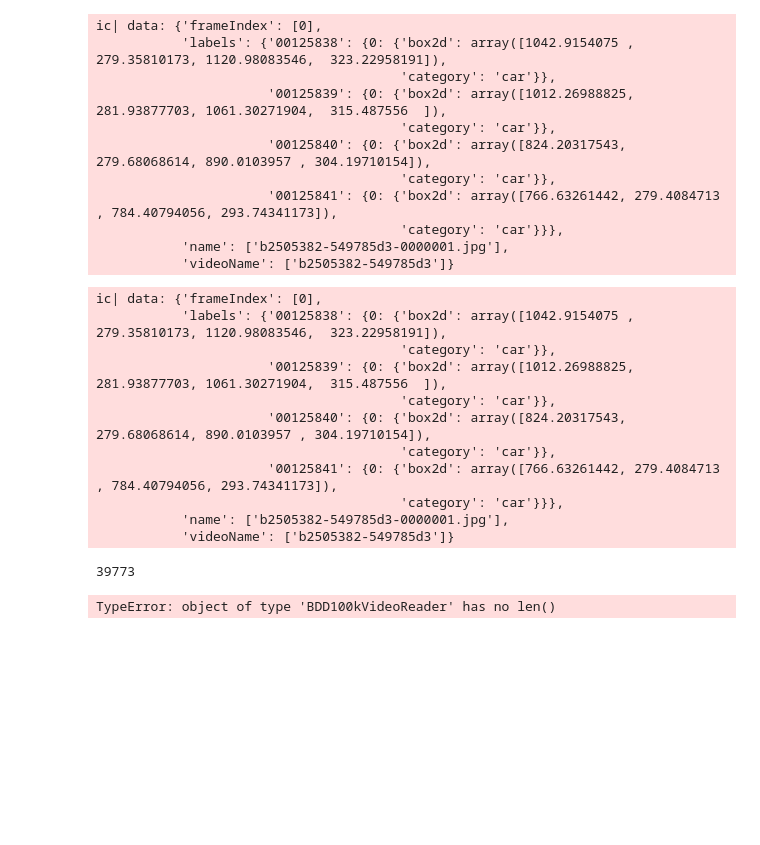
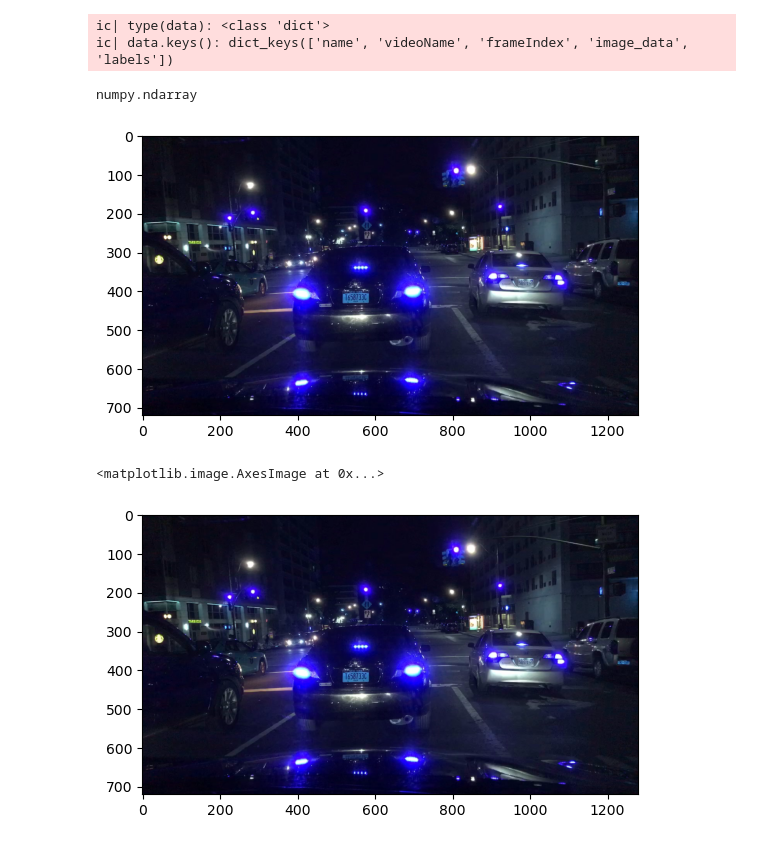
Before and after one commit to thisistejaspandey/bdd100k-dataset, a Jupyter notebook: notebooks/test_bdd_dataset.ipynb, the cells around one changed output. Drawn from its saved outputs; the diff is of its cells as text; code cells hidden in the pictures; blank space fills up the shorter version.

```diff
--- a/notebooks/test_bdd_dataset.ipynb
+++ b/notebooks/test_bdd_dataset.ipynb
@@ -2,4 +2,11 @@
 from bdd100k_dataset import BDD100kVideoReader
 from icecream import ic
 # %%
-dataset = BDD100kVideoReader("/home/tejas/gits/datasets/bdd100k/", window_size=1, train=False, include_image_data=False, remove_background=False, clean_trajectories=True)
+dataset = BDD100kVideoReader(
+    "/media/raid/datasets/bdd100k/",
+    window_size=5,
+    train=True,
+    include_image_data=True,
+    remove_background=True,
+    clean_trajectories=True,
+)
@@ -8,32 +13,8 @@ blah = list(dataset)
 # %%
 for data in dataset:
-    ic(data)
+    ic(type(data))
+    ic(data.keys())
     break
 # %% [output]
-ic| data: {'frameIndex': [0],
-           'labels': {'00125838': {0: {'box2d': array([1042.9154075 ,  279.35810173, 1120.98083546,  323.22958191]),
-                                       'category': 'car'}},
-                      '00125839': {0: {'box2d': array([1012.26988825,  281.93877703, 1061.30271904,  315.487556  ]),
-                                       'category': 'car'}},
-                      '00125840': {0: {'box2d': array([824.20317543, 279.68068614, 890.0103957 , 304.19710154]),
-                                       'category': 'car'}},
-                      '00125841': {0: {'box2d': array([766.63261442, 279.4084713 , 784.40794056, 293.74341173]),
-                                       'category': 'car'}}},
-           'name': ['b2505382-549785d3-0000001.jpg'],
-           'videoName': ['b2505382-549785d3']}
+ic| type(data): <class 'dict'>
+ic| data.keys(): dict_keys(['name', 'videoName', 'frameIndex', 'image_data', 'labels'])
-# %%
-for data in dataset:
-    ic(data)
-    break
-# %% [output]
-ic| data: {'frameIndex': [0],
-           'labels': {'00125838': {0: {'box2d': array([1042.9154075 ,  279.35810173, 1120.98083546,  323.22958191]),
-                                       'category': 'car'}},
-                      '00125839': {0: {'box2d': array([1012.26988825,  281.93877703, 1061.30271904,  315.487556  ]),
-                                       'category': 'car'}},
-                      '00125840': {0: {'box2d': array([824.20317543, 279.68068614, 890.0103957 , 304.19710154]),
-                                       'category': 'car'}},
-                      '00125841': {0: {'box2d': array([766.63261442, 279.4084713 , 784.40794056, 293.74341173]),
-                                       'category': 'car'}}},
-           'name': ['b2505382-549785d3-0000001.jpg'],
-           'videoName': ['b2505382-549785d3']}
@@ -44,12 +20,0 @@ blah = list(blah)
-# %%
-len(blah)
-
-# 39096
-# 39343
-# 39973
-# %% [output]
-39773
-# %%
-len(dataset)
-# %% [output]
-TypeError: object of type 'BDD100kVideoReader' has no len()
@@ -57,0 +21,23 @@ next(blah)
+# %%
+type(data["image_data"][0])
+# %% [output]
+numpy.ndarray
+# %%
+import cv2
+import numpy as np
+from pathlib import Path
+import matplotlib.pyplot as plt
+
+image_dir = Path("/media/raid/datasets/bdd100k/images/track/train/")
+
+filename = image_dir / data["videoName"][0] / data["name"][0]
+image = cv2.imdecode(data["image_data"][0], cv2.IMREAD_COLOR)
+image_t = cv2.imread(str(image_dir / filename))
+
+plt.imshow(image)
+plt.pause(0.1)
+plt.imshow(image_t)
+# %% [output]
+[figure, added]
+<matplotlib.image.AxesImage at 0x...>
+[figure, added]
```
Also changed, not shown: parts of 4 cells of this notebook, 8 other files.
